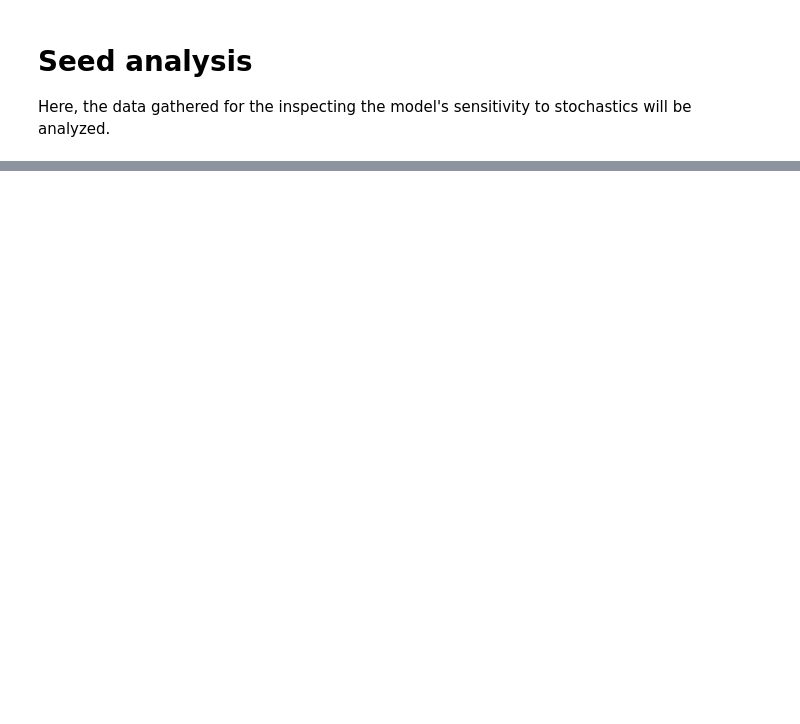
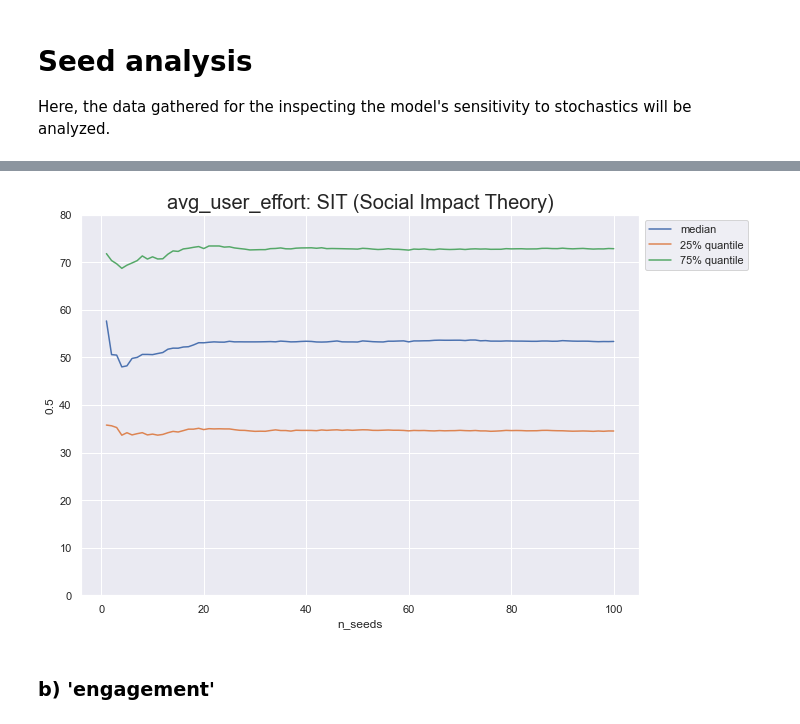
Before and after one commit to felicity-reddel/MisinfoPy, a Jupyter notebook: dmdu/exploration/seed_analysis.ipynb, the cells around one changed output, grey strips where cells are left out. Saved outputs shown, nothing was run; the diff lists cells and outputs as text; code cells hidden in the pictures; blank space fills up the shorter version.

```diff
--- a/dmdu/exploration/seed_analysis.ipynb
+++ b/dmdu/exploration/seed_analysis.ipynb
@@ -37,0 +125,7 @@ for belief_update_fn in belief_update_fns:  # TODO: When data for all bufns: bel
+# %%
+belief_update_fn = 'SIT (Social Impact Theory)'
+plot_quartiles_metric_bufn_combo(metric=metric, belief_update_fn=belief_update_fn, data_mapping=data_mapping, y_max=y_max)
+# %% [output]
+[figure, added]
+# %% [markdown]
+### b) 'engagement'
```
Also changed, not shown: parts of 31 cells of this notebook.
